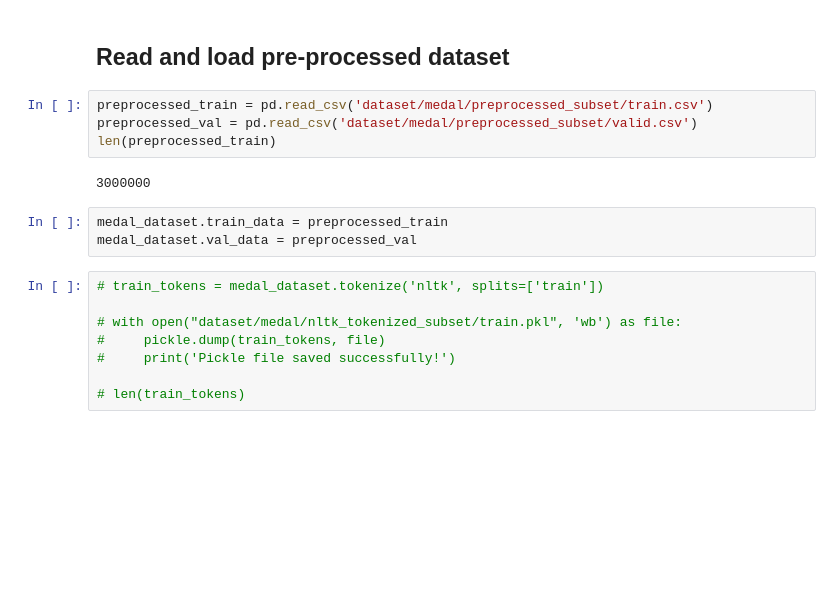
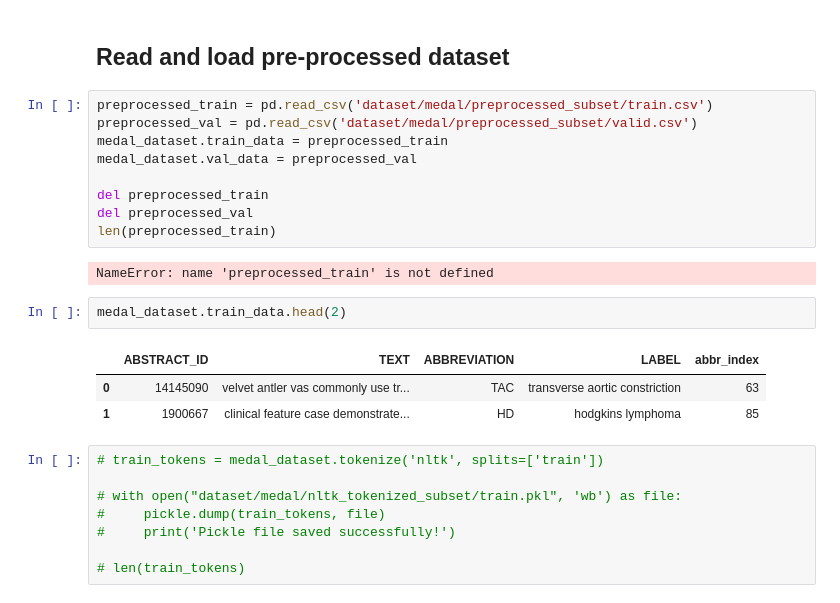
Before and after one commit to akshat151/pretaining-language-models-for-medical-text, a Jupyter notebook: demo.ipynb, the cells around one changed output. Drawn from its saved outputs; the diff is of its cells as text; blank space fills up the shorter version.

Commit message:
added dataloader for medal

```diff
--- a/demo.ipynb
+++ b/demo.ipynb
@@ -119,12 +112,20 @@ CSV files saved successfully!
 # %%
 preprocessed_train = pd.read_csv('dataset/medal/preprocessed_subset/train.csv')
 preprocessed_val = pd.read_csv('dataset/medal/preprocessed_subset/valid.csv')
+medal_dataset.train_data = preprocessed_train
+medal_dataset.val_data = preprocessed_val
+
+del preprocessed_train
+del preprocessed_val
 len(preprocessed_train)
 # %% [output]
-3000000
+NameError: name 'preprocessed_train' is not defined
-# %%
-medal_dataset.train_data = preprocessed_train
-medal_dataset.val_data = preprocessed_val
+# %%
+medal_dataset.train_data.head(2)
+# %% [output]
+|  | ABSTRACT_ID | TEXT | ABBREVIATION | LABEL | abbr_index |
+| 0 | 14145090 | velvet antler vas commonly use tr... | TAC | transverse aortic constriction | 63 |
+| 1 | 1900667 | clinical feature case demonstrate... | HD | hodgkins lymphoma | 85 |
 # %%
 # train_tokens = medal_dataset.tokenize('nltk', splits=['train'])
 
```
Also changed, not shown: parts of 19 cells of this notebook, 4 other files.
